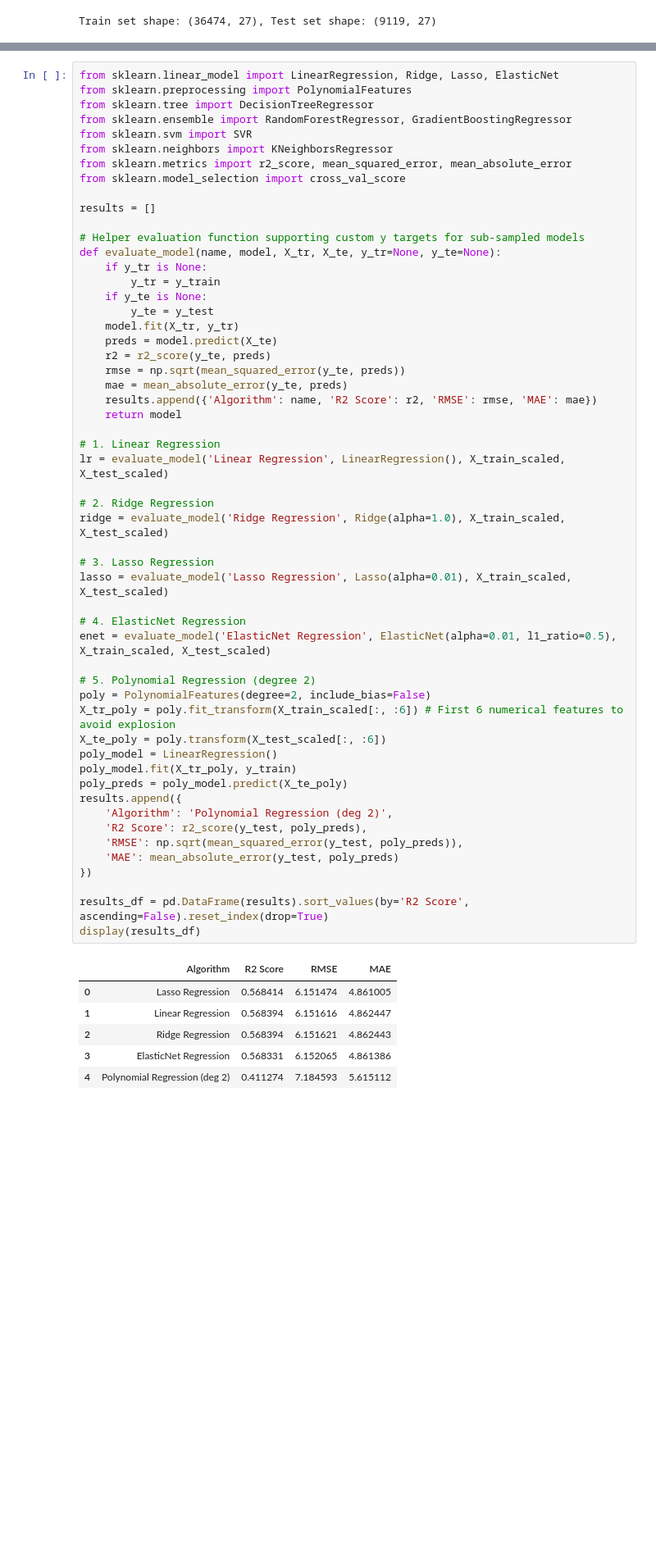
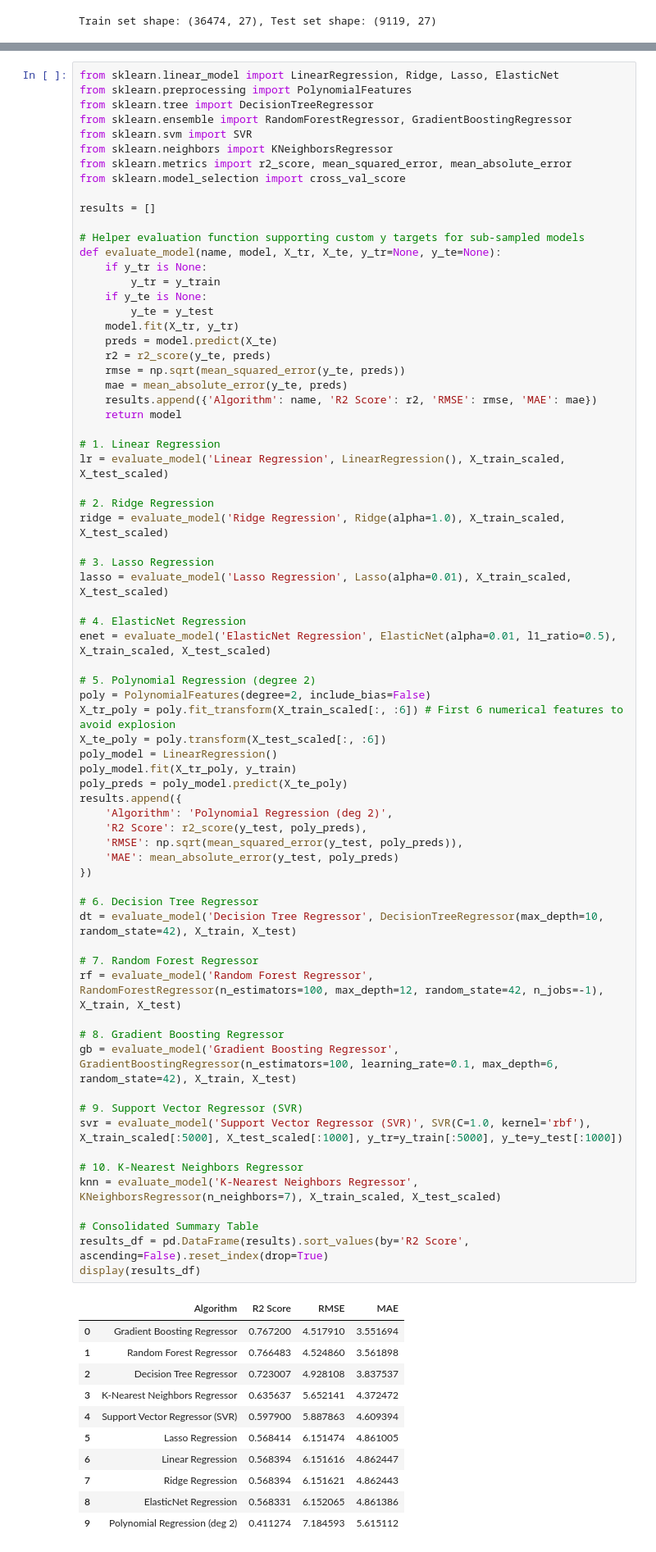
Before and after one commit to Awaaz-123/food-delivery-ml-capstone, a Jupyter notebook: notebooks/regression.ipynb, the cells around one changed output, grey strips where cells are left out. Shown at 82% size. Saved outputs shown, nothing was run; the diff lists cells and outputs as text; blank space fills up the shorter version.

```diff
--- a/notebooks/regression.ipynb
+++ b/notebooks/regression.ipynb
@@ -308,35 +308,56 @@ def evaluate_model(name, model, X_tr, X_te, y_tr=None, y_te=None):
 # 1. Linear Regression
 lr = evaluate_model('Linear Regression', LinearRegression(), X_train_scaled, X_test_scaled)
 
 # 2. Ridge Regression
 ridge = evaluate_model('Ridge Regression', Ridge(alpha=1.0), X_train_scaled, X_test_scaled)
 
 # 3. Lasso Regression
 lasso = evaluate_model('Lasso Regression', Lasso(alpha=0.01), X_train_scaled, X_test_scaled)
 
 # 4. ElasticNet Regression
 enet = evaluate_model('ElasticNet Regression', ElasticNet(alpha=0.01, l1_ratio=0.5), X_train_scaled, X_test_scaled)
 
 # 5. Polynomial Regression (degree 2)
 poly = PolynomialFeatures(degree=2, include_bias=False)
 X_tr_poly = poly.fit_transform(X_train_scaled[:, :6]) # First 6 numerical features to avoid explosion
 X_te_poly = poly.transform(X_test_scaled[:, :6])
 poly_model = LinearRegression()
 poly_model.fit(X_tr_poly, y_train)
 poly_preds = poly_model.predict(X_te_poly)
 results.append({
     'Algorithm': 'Polynomial Regression (deg 2)',
     'R2 Score': r2_score(y_test, poly_preds),
     'RMSE': np.sqrt(mean_squared_error(y_test, poly_preds)),
     'MAE': mean_absolute_error(y_test, poly_preds)
 })
 
+# 6. Decision Tree Regressor
+dt = evaluate_model('Decision Tree Regressor', DecisionTreeRegressor(max_depth=10, random_state=42), X_train, X_test)
+
+# 7. Random Forest Regressor
+rf = evaluate_model('Random Forest Regressor', RandomForestRegressor(n_estimators=100, max_depth=12, random_state=42, n_jobs=-1), X_train, X_test)
+
+# 8. Gradient Boosting Regressor
+gb = evaluate_model('Gradient Boosting Regressor', GradientBoostingRegressor(n_estimators=100, learning_rate=0.1, max_depth=6, random_state=42), X_train, X_test)
+
+# 9. Support Vector Regressor (SVR)
+svr = evaluate_model('Support Vector Regressor (SVR)', SVR(C=1.0, kernel='rbf'), X_train_scaled[:5000], X_test_scaled[:1000], y_tr=y_train[:5000], y_te=y_test[:1000])
+
+# 10. K-Nearest Neighbors Regressor
+knn = evaluate_model('K-Nearest Neighbors Regressor', KNeighborsRegressor(n_neighbors=7), X_train_scaled, X_test_scaled)
+
+# Consolidated Summary Table
 results_df = pd.DataFrame(results).sort_values(by='R2 Score', ascending=False).reset_index(drop=True)
 display(results_df)
 # %% [output]
 |  | Algorithm | R2 Score | RMSE | MAE |
-| 0 | Lasso Regression | 0.568414 | 6.151474 | 4.861005 |
-| 1 | Linear Regression | 0.568394 | 6.151616 | 4.862447 |
-| 2 | Ridge Regression | 0.568394 | 6.151621 | 4.862443 |
-| 3 | ElasticNet Regression | 0.568331 | 6.152065 | 4.861386 |
-| 4 | Polynomial Regression (deg 2) | 0.411274 | 7.184593 | 5.615112 |
+| 0 | Gradient Boosting Regressor | 0.767200 | 4.517910 | 3.551694 |
+| 1 | Random Forest Regressor | 0.766483 | 4.524860 | 3.561898 |
+| 2 | Decision Tree Regressor | 0.723007 | 4.928108 | 3.837537 |
+| 3 | K-Nearest Neighbors Regressor | 0.635637 | 5.652141 | 4.372472 |
+| 4 | Support Vector Regressor (SVR) | 0.597900 | 5.887863 | 4.609394 |
+| 5 | Lasso Regression | 0.568414 | 6.151474 | 4.861005 |
+| 6 | Linear Regression | 0.568394 | 6.151616 | 4.862447 |
+| 7 | Ridge Regression | 0.568394 | 6.151621 | 4.862443 |
+| 8 | ElasticNet Regression | 0.568331 | 6.152065 | 4.861386 |
+| 9 | Polynomial Regression (deg 2) | 0.411274 | 7.184593 | 5.615112 |
```
Also changed, not shown: parts of 9 cells of this notebook.
